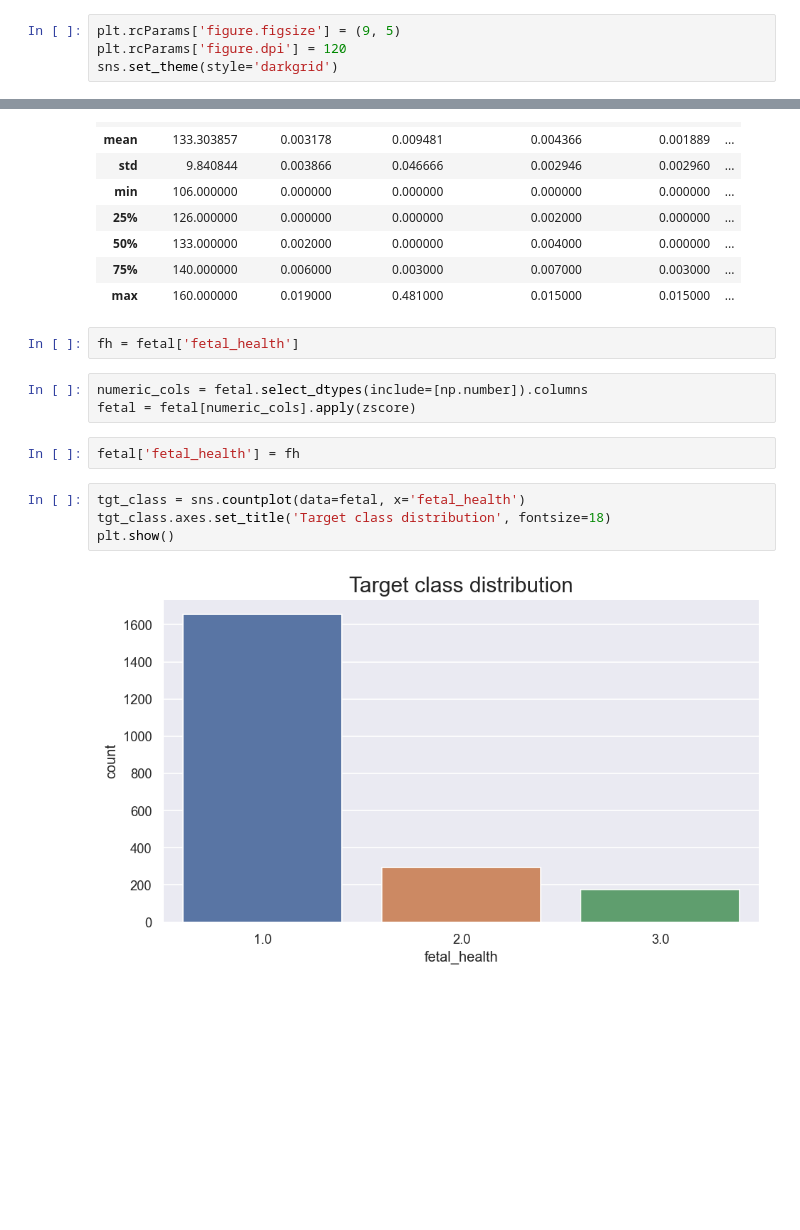
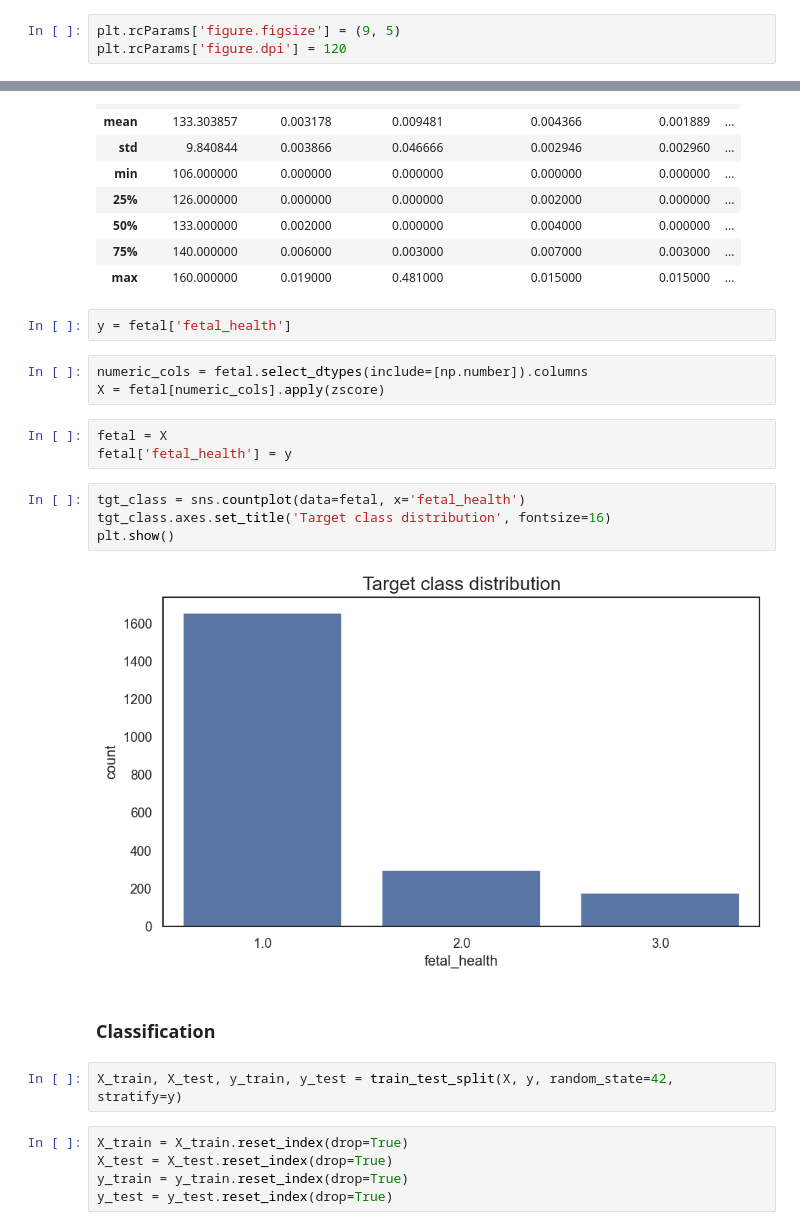
Before and after one commit to adamaj99pwr/ML, a Jupyter notebook: lab3/lab3.ipynb, the cells around one changed output, grey strips where cells are left out. Saved outputs shown, nothing was run; the diff lists cells and outputs as text; blank space fills up the shorter version.

```diff
--- a/lab3/lab3.ipynb
+++ b/lab3/lab3.ipynb
@@ -7,6 +15,5 @@ import numpy as np
 # %%
 plt.rcParams['figure.figsize'] = (9, 5)
 plt.rcParams['figure.dpi'] = 120
-sns.set_theme(style='darkgrid')
 # %%
 fetal = pd.read_csv('fetal_health.csv')
@@ -89,15 +98,25 @@ fetal.describe()
 | 75% | 140.000000 | 0.006000 | 0.003000 | 0.007000 | 0.003000 | ... |
 | max | 160.000000 | 0.019000 | 0.481000 | 0.015000 | 0.015000 | ... |
 # %%
-fh = fetal['fetal_health']
+y = fetal['fetal_health']
 # %%
 numeric_cols = fetal.select_dtypes(include=[np.number]).columns
-fetal = fetal[numeric_cols].apply(zscore)
+X = fetal[numeric_cols].apply(zscore)
 # %%
-fetal['fetal_health'] = fh
+fetal = X
+fetal['fetal_health'] = y
 # %%
 tgt_class = sns.countplot(data=fetal, x='fetal_health')
-tgt_class.axes.set_title('Target class distribution', fontsize=18)
+tgt_class.axes.set_title('Target class distribution', fontsize=16)
 plt.show()
 # %% [output]
-[figure, old version]
+[figure, new version]
+# %% [markdown]
+### Classification
+# %%
+X_train, X_test, y_train, y_test = train_test_split(X, y, random_state=42, stratify=y)
+# %%
+X_train = X_train.reset_index(drop=True)
+X_test = X_test.reset_index(drop=True)
+y_train = y_train.reset_index(drop=True)
+y_test = y_test.reset_index(drop=True)
```
Also changed, not shown: parts of 32 cells of this notebook.
